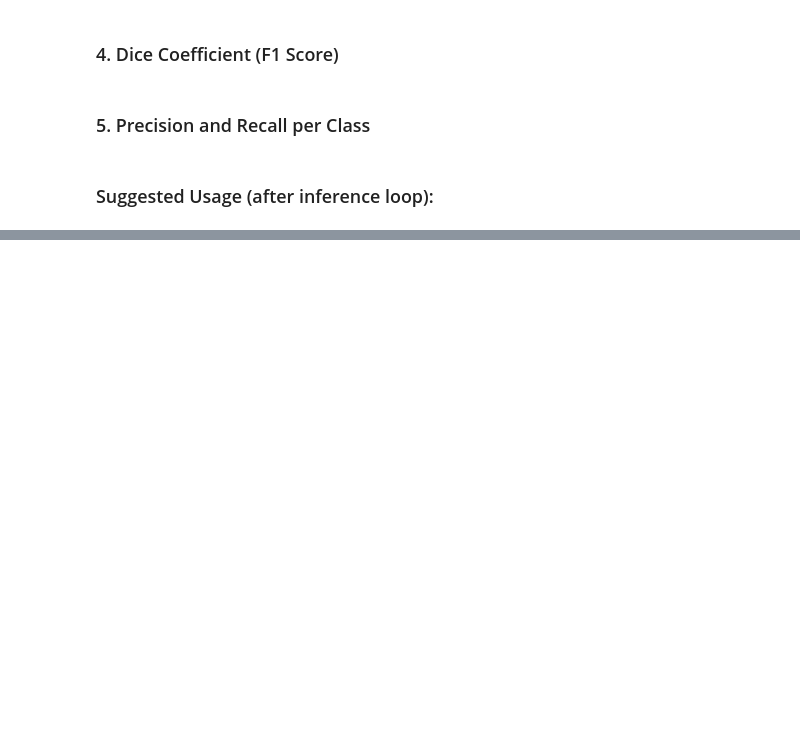
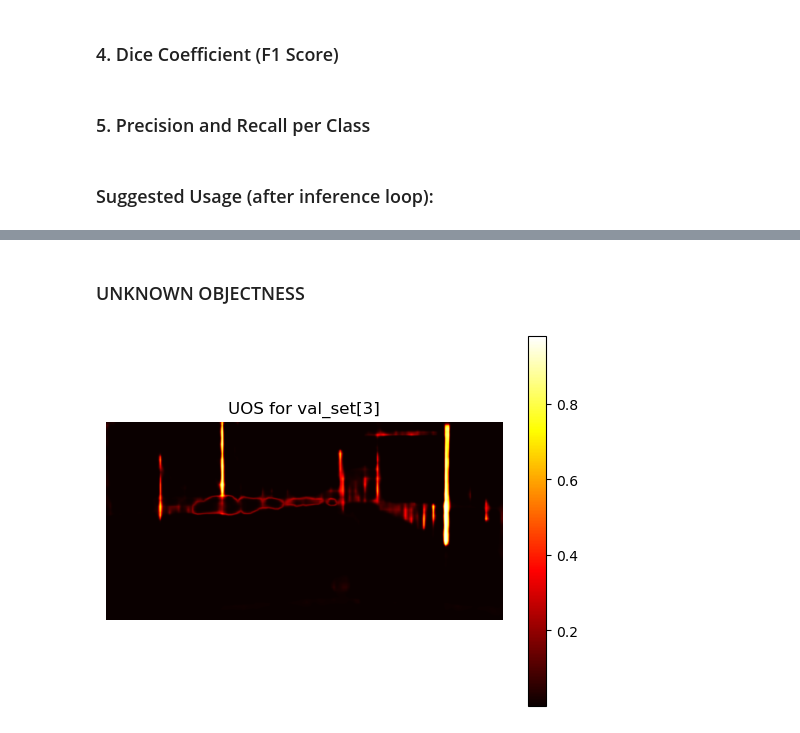
Before and after one commit to DaniPet02/CV-hw, a Jupyter notebook: src/model.ipynb, the cells around one changed output, grey strips where cells are left out. Drawn from its saved outputs; the diff is of its cells as text; code cells hidden in the pictures; blank space fills up the shorter version.

Commit message:
added unknown objectness score (UOS) + heat map print

```diff
--- a/src/model.ipynb
+++ b/src/model.ipynb
@@ -906,0 +890,25 @@ Recall per class: [0.98429274559021, 0.8779958486557007, 0.5441602468490601, 0.9
+# %% [markdown]
+###  UNKNOWN OBJECTNESS
+# %%
+def compute_unknown_objectness_score(preds):
+    obj_scores = preds[:, 6, :, :]
+    class_scores = preds[:, 0:6, :, :]
+
+    unknown_scores = torch.prod(1 - class_scores, dim=1)
+    uos = obj_scores * unknown_scores
+    return uos
+# %%
+idx = 3
+img, mask, orig_mask = val_set[idx]
+
+model.eval()
+with torch.no_grad():
+    uos = compute_unknown_objectness_score(model(img.unsqueeze(0).to(device)))[0]
+
+    plt.imshow(uos.cpu().numpy(), cmap='hot')
+    plt.title(f"UOS for val_set[{idx}]")
+    plt.colorbar()
+    plt.axis('off')
+    plt.show()
+# %% [output]
+[figure, added]
```
Also changed, not shown: parts of 9 cells of this notebook.
